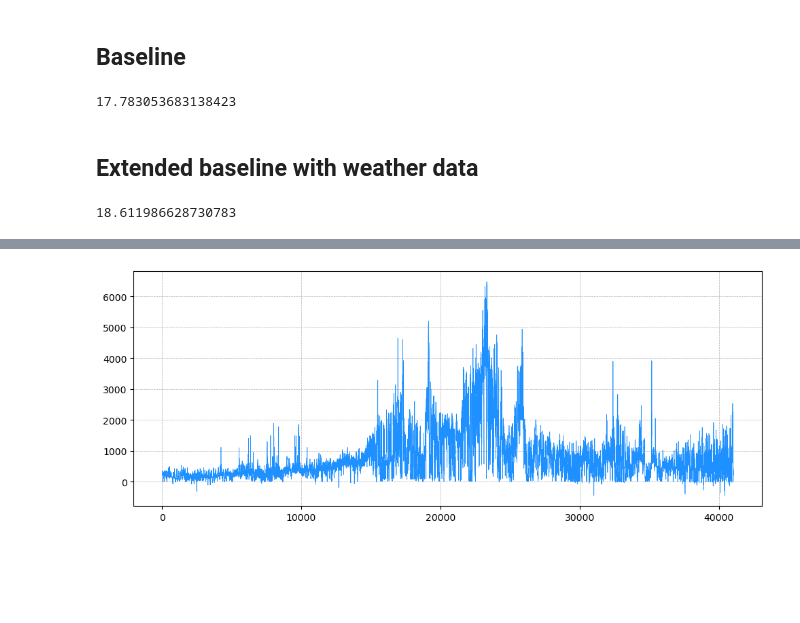
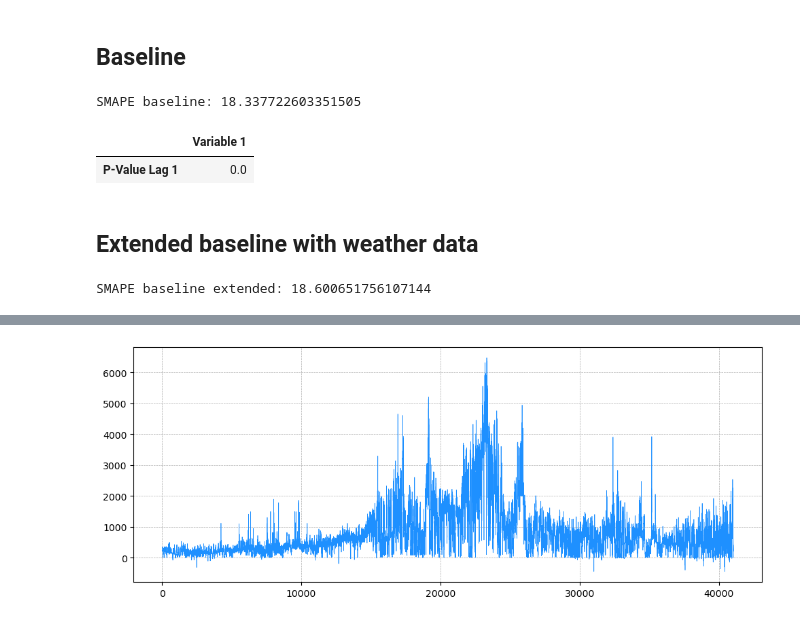
Before and after one commit to peterravn/Seminar-Adv-Finance, a Jupyter notebook: 4. Standard AR model.ipynb, the cells around one changed output, grey strips where cells are left out. Drawn from its saved outputs; the diff is of its cells as text; code cells hidden in the pictures; blank space fills up the shorter version.

Commit message:
PLR: Thinking about baseline

```diff
--- a/4. Standard AR model.ipynb
+++ b/4. Standard AR model.ipynb
@@ -35,42 +33,50 @@ all_test = np.concatenate((weather_test, hour_dummies_test), axis=1)
 # %% [markdown]
 ## Baseline
 # %%
-p = 3
+p = 1
 con = 0
 tr = 0
 exog = 0
 # exog = weather
 # exog = hour_dummies_train
 # exog = all_train
 
-Beta, SEbeta, _, Pvalue, tratioBeta, _, _, _, aiccrit, hqccrit, siccrit = VARlsExog(y_train, p, con, tr, exog)
+Beta, SEbeta, _, Pvalue, tratioBeta, res_baseline, _, _, aiccrit, hqccrit, siccrit = VARlsExog(y_train, p, con, tr, exog)
 
 # # Collect beta, SEbeta and tratioBeta in a single dataframe
 results = pd.DataFrame()
 results['Beta'] = Beta.reshape(-1, order='F')
 
 
 X_test = np.column_stack([lagmatrix(y_test, p)])
 
 y_pred = X_test @ Beta
 
-numerator = np.abs(y_pred - y_test)
-denominator = (np.abs(y_test) + np.abs(y_pred)) / 2.0
+smape_baseline = smape(y_test, y_pred)
 
-epsilon = 1e-10  # A small constant to avoid division by zero
-denominator = np.where(denominator == 0, epsilon, denominator)
+print(f'SMAPE baseline: {smape_baseline}')
 
-# Calculate sMAPE
-smape_values = numerator / denominator
-smape = np.mean(smape_values) * 100
+# Perform jarque_bera test for each variable using a loop
+lags = np.arange(1, p+1)
 
-smape
+df = acorr_ljungbox(res_baseline, lags=lags, return_df=True)
+
+p_values_array = np.zeros((len(lags), 1))
+
+p_values_array[:, 0] = df['lb_pvalue'].values
+
+p_values_df = pd.DataFrame(np.round(p_values_array, decimals = 2), index=[f"P-Value Lag {lag}" for lag in lags],
+                           columns=["Variable 1"])
+
+p_values_df
 # %% [output]
-17.783053683138423
+SMAPE baseline: 18.337722603351505
+|  | Variable 1 |
+| P-Value Lag 1 | 0.0 |
 # %% [markdown]
 ## Extended baseline with weather data
 # %%
-p = 3
+p = 1
 con = 0
 tr = 0
 exog = 0
@@ -89,19 +95,11 @@ X_test = np.column_stack([lagmatrix(y_test, p), all_test])
 
 y_pred = X_test @ Beta
 
-numerator = np.abs(y_pred - y_test)
-denominator = (np.abs(y_test) + np.abs(y_pred)) / 2.0
+smape_baseline_extended = smape(y_test, y_pred)
 
-epsilon = 1e-10  # A small constant to avoid division by zero
-denominator = np.where(denominator == 0, epsilon, denominator)
-
-# Calculate sMAPE
-smape_values = numerator / denominator
-smape = np.mean(smape_values) * 100
-
-smape
+print(f'SMAPE baseline extended: {smape_baseline_extended}')
 # %% [output]
-18.611986628730783
+SMAPE baseline extended: 18.600651756107144
 # %%
 plt.figure(figsize=(10, 4))
 plt.plot(difference, color='dodgerblue', linewidth=0.5)
```
Also changed, not shown: parts of 2 cells of this notebook, 1 other file.
